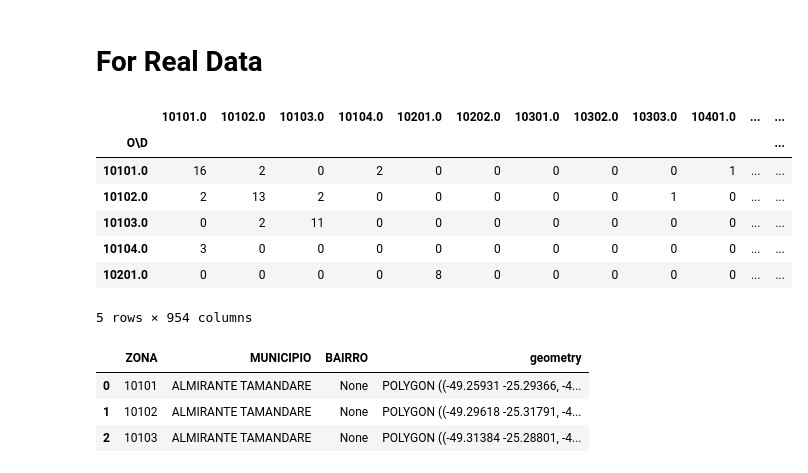
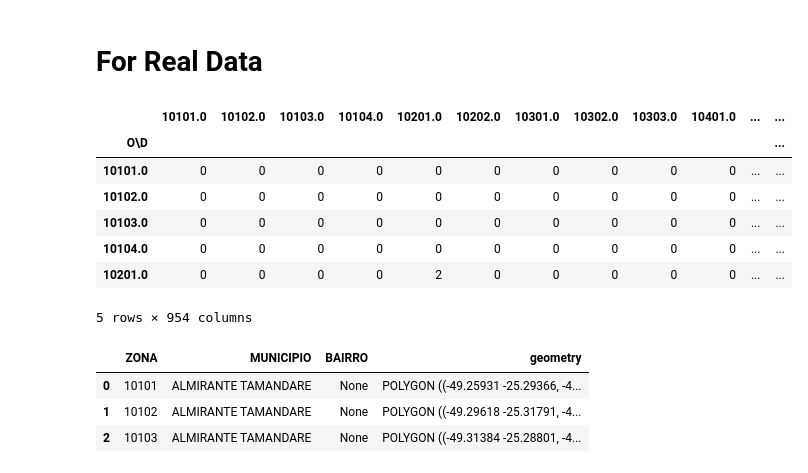
Before and after one commit to andre-morelli/Urban-Analytics, a Jupyter notebook: Example4-Fitting Accessibility Curves.ipynb, the cells around one changed output. Cells and saved outputs as stored; diff of their text form; code cells hidden in the pictures.

```diff
--- a/Example4-Fitting Accessibility Curves.ipynb
+++ b/Example4-Fitting Accessibility Curves.ipynb
@@ -26,16 +27,16 @@ best function is: Soft Threshold
 import pandas as pd
 import geopandas as gpd
 # %%
-df = pd.read_csv('test_data/CTB_OD/Curitiba_OD_walk.csv',sep=';',index_col=0)
+df = pd.read_csv('test_data/CTB_OD/Curitiba_OD_bike.csv',sep=';',index_col=0)
 df.head()
 # %% [output]
 |  | 10101.0 | 10102.0 | 10103.0 | 10104.0 | 10201.0 | 10202.0 | 10301.0 | 10302.0 | 10303.0 | 10401.0 | ... | ... |
 | O\D |  |  |  |  |  |  |  |  |  |  |  | ... |
-| 10101.0 | 16 | 2 | 0 | 2 | 0 | 0 | 0 | 0 | 0 | 1 | ... | ... |
-| 10102.0 | 2 | 13 | 2 | 0 | 0 | 0 | 0 | 0 | 1 | 0 | ... | ... |
-| 10103.0 | 0 | 2 | 11 | 0 | 0 | 0 | 0 | 0 | 0 | 0 | ... | ... |
-| 10104.0 | 3 | 0 | 0 | 0 | 0 | 0 | 0 | 0 | 0 | 0 | ... | ... |
-| 10201.0 | 0 | 0 | 0 | 0 | 8 | 0 | 0 | 0 | 0 | 0 | ... | ... |
+| 10101.0 | 0 | 0 | 0 | 0 | 0 | 0 | 0 | 0 | 0 | 0 | ... | ... |
+| 10102.0 | 0 | 0 | 0 | 0 | 0 | 0 | 0 | 0 | 0 | 0 | ... | ... |
+| 10103.0 | 0 | 0 | 0 | 0 | 0 | 0 | 0 | 0 | 0 | 0 | ... | ... |
+| 10104.0 | 0 | 0 | 0 | 0 | 0 | 0 | 0 | 0 | 0 | 0 | ... | ... |
+| 10201.0 | 0 | 0 | 0 | 0 | 2 | 0 | 0 | 0 | 0 | 0 | ... | ... |
 5 rows × 954 columns
 # %%
 gdf=gpd.read_file('test_data/CTB_OD/Zones')
```
Also changed, not shown: parts of 8 cells of this notebook, 1 other file.
